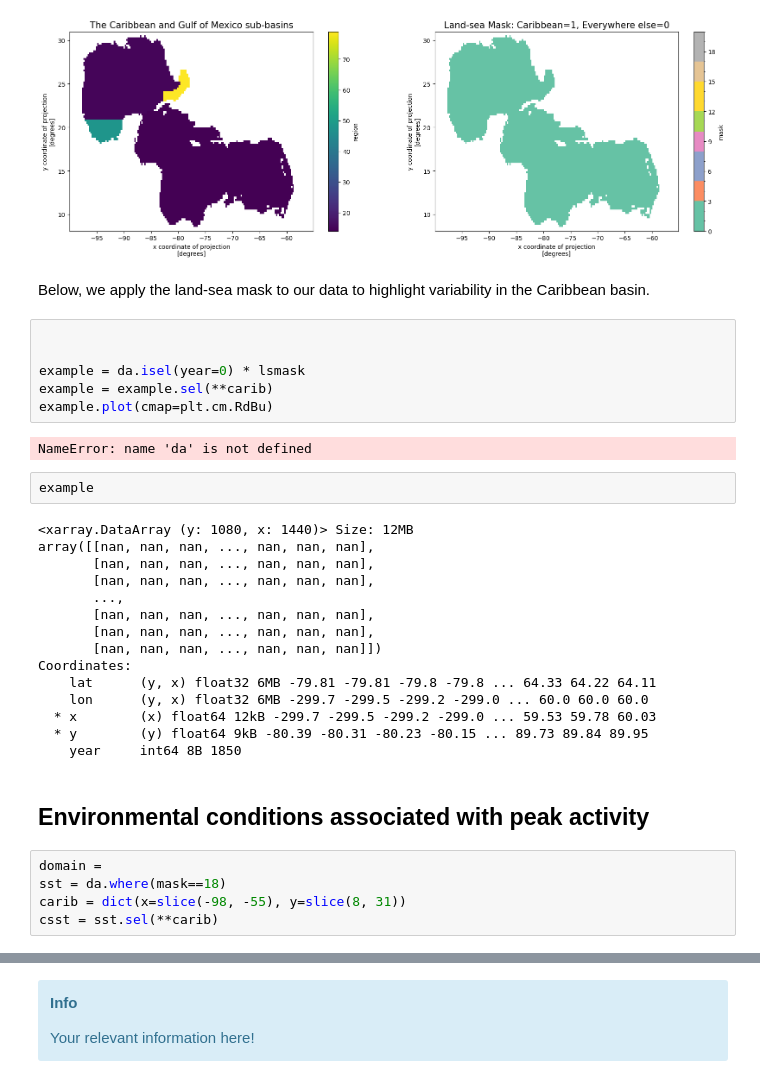
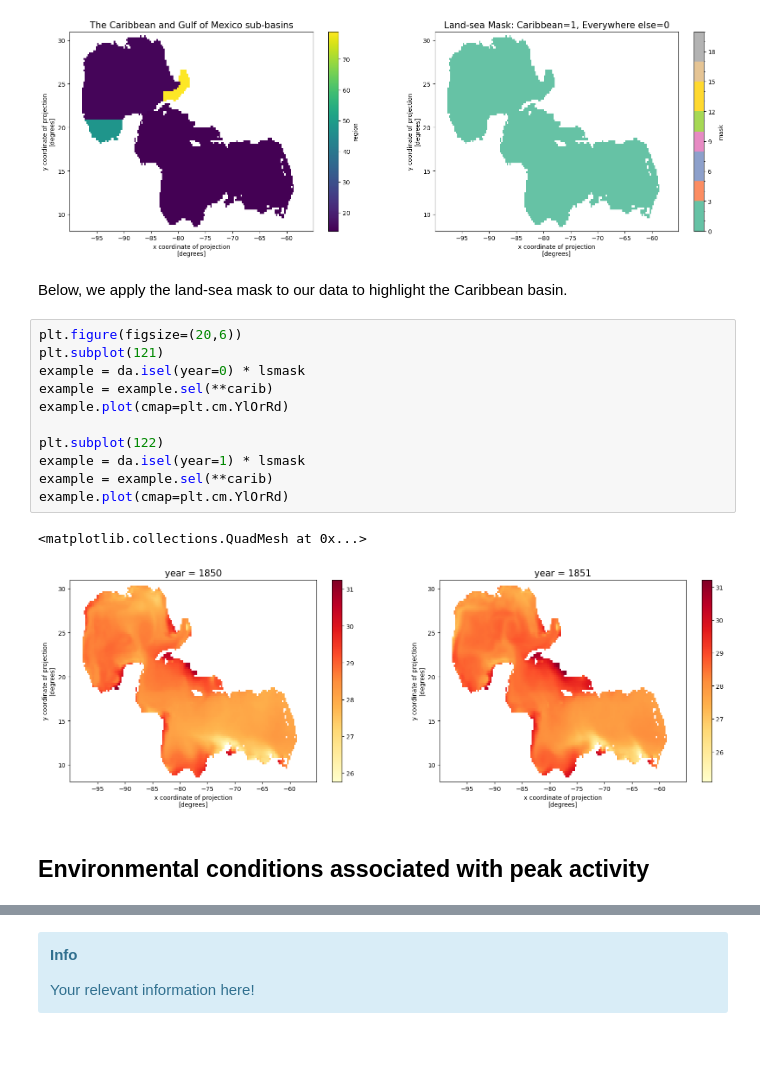
Before and after one commit to ProjectPythia/CFC-extreme-weather-cookbook, a Jupyter notebook: cfc-atm.ipynb, the cells around one changed output, grey strips where cells are left out. Cells and saved outputs as stored; diff of their text form; blank space fills up the shorter version.

```diff
--- a/cfc-atm.ipynb
+++ b/cfc-atm.ipynb
@@ -232,36 +281,20 @@ plt.title('Land-sea Mask: Caribbean=1, Everywhere else=0')
 Text(0.5, 1.0, 'Land-sea Mask: Caribbean=1, Everywhere else=0')
 [figure]
 # %% [markdown]
-Below, we apply the land-sea mask to our data to highlight variability in the Caribbean basin.
+Below, we apply the land-sea mask to our data to highlight the Caribbean basin.
 # %%
-
-
+plt.figure(figsize=(20,6))
+plt.subplot(121)
 example = da.isel(year=0) * lsmask
 example = example.sel(**carib)
-example.plot(cmap=plt.cm.RdBu)
+example.plot(cmap=plt.cm.YlOrRd)
+
+plt.subplot(122)
+example = da.isel(year=1) * lsmask
+example = example.sel(**carib)
+example.plot(cmap=plt.cm.YlOrRd)
 # %% [output]
-NameError: name 'da' is not defined
+<matplotlib.collections.QuadMesh at 0x...>
+[figure, added]
-# %%
-example
-# %% [output]
-<xarray.DataArray (y: 1080, x: 1440)> Size: 12MB
-array([[nan, nan, nan, ..., nan, nan, nan],
-       [nan, nan, nan, ..., nan, nan, nan],
-       [nan, nan, nan, ..., nan, nan, nan],
-       ...,
-       [nan, nan, nan, ..., nan, nan, nan],
-       [nan, nan, nan, ..., nan, nan, nan],
-       [nan, nan, nan, ..., nan, nan, nan]])
-Coordinates:
-    lat      (y, x) float32 6MB -79.81 -79.81 -79.8 -79.8 ... 64.33 64.22 64.11
-    lon      (y, x) float32 6MB -299.7 -299.5 -299.2 -299.0 ... 60.0 60.0 60.0
-  * x        (x) float64 12kB -299.7 -299.5 -299.2 -299.0 ... 59.53 59.78 60.03
-  * y        (y) float64 9kB -80.39 -80.31 -80.23 -80.15 ... 89.73 89.84 89.95
-    year     int64 8B 1850
 # %% [markdown]
 ## Environmental conditions associated with peak activity
-# %%
-domain =
-sst = da.where(mask==18)
-carib = dict(x=slice(-98, -55), y=slice(8, 31))
-csst = sst.sel(**carib)
```
Also changed, not shown: parts of 10 cells of this notebook.
